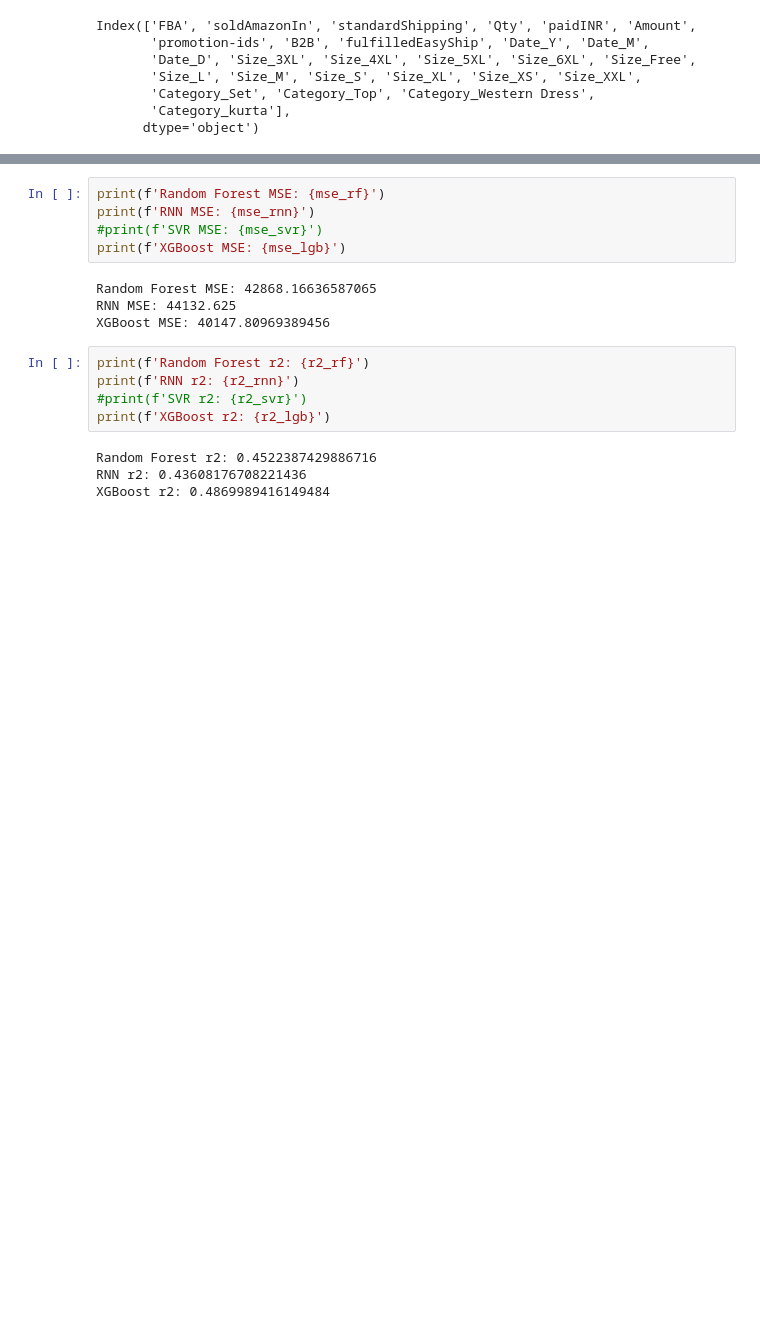
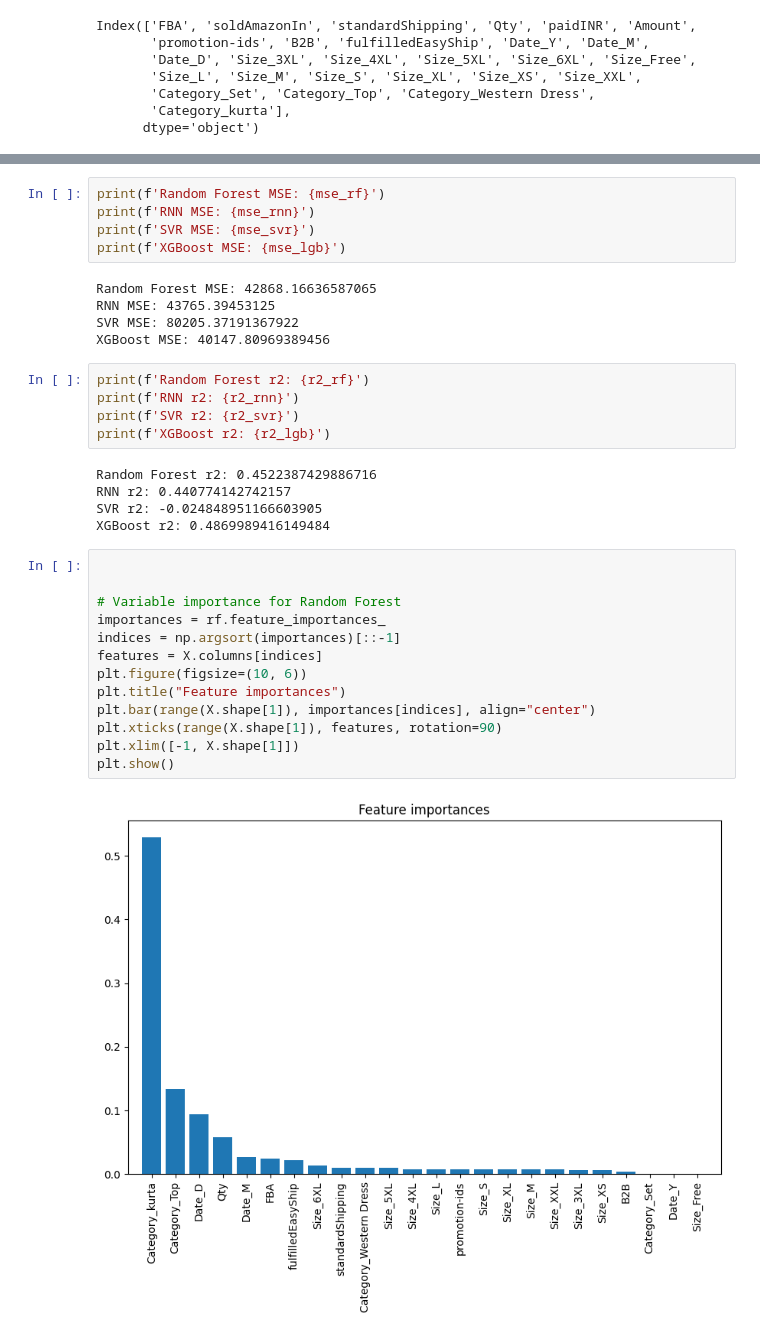
Before and after one commit to SantiagoArenas/TFG_Santiago, a Jupyter notebook: dataAcquisition/Amazon/amazonModels.ipynb, the cells around one changed output, grey strips where cells are left out. Drawn from its saved outputs; the diff is of its cells as text; blank space fills up the shorter version.

```diff
--- a/dataAcquisition/Amazon/amazonModels.ipynb
+++ b/dataAcquisition/Amazon/amazonModels.ipynb
@@ -262,18 +264,35 @@ LightGBM R^2: 0.4869989416149484
 # %%
 print(f'Random Forest MSE: {mse_rf}')
 print(f'RNN MSE: {mse_rnn}')
-#print(f'SVR MSE: {mse_svr}')
+print(f'SVR MSE: {mse_svr}')
 print(f'XGBoost MSE: {mse_lgb}')
 # %% [output]
 Random Forest MSE: 42868.16636587065
-RNN MSE: 44132.625
+RNN MSE: 43765.39453125
+SVR MSE: 80205.37191367922
 XGBoost MSE: 40147.80969389456
 # %%
 print(f'Random Forest r2: {r2_rf}')
 print(f'RNN r2: {r2_rnn}')
-#print(f'SVR r2: {r2_svr}')
+print(f'SVR r2: {r2_svr}')
 print(f'XGBoost r2: {r2_lgb}')
 # %% [output]
 Random Forest r2: 0.4522387429886716
-RNN r2: 0.43608176708221436
+RNN r2: 0.440774142742157
+SVR r2: -0.024848951166603905
 XGBoost r2: 0.4869989416149484
+# %%
+
+
+# Variable importance for Random Forest
+importances = rf.feature_importances_
+indices = np.argsort(importances)[::-1]
+features = X.columns[indices]
+plt.figure(figsize=(10, 6))
+plt.title("Feature importances")
+plt.bar(range(X.shape[1]), importances[indices], align="center")
+plt.xticks(range(X.shape[1]), features, rotation=90)
+plt.xlim([-1, X.shape[1]])
+plt.show()
+# %% [output]
+[figure, added]
```
Also changed, not shown: parts of 5 cells of this notebook, 4 other files.
